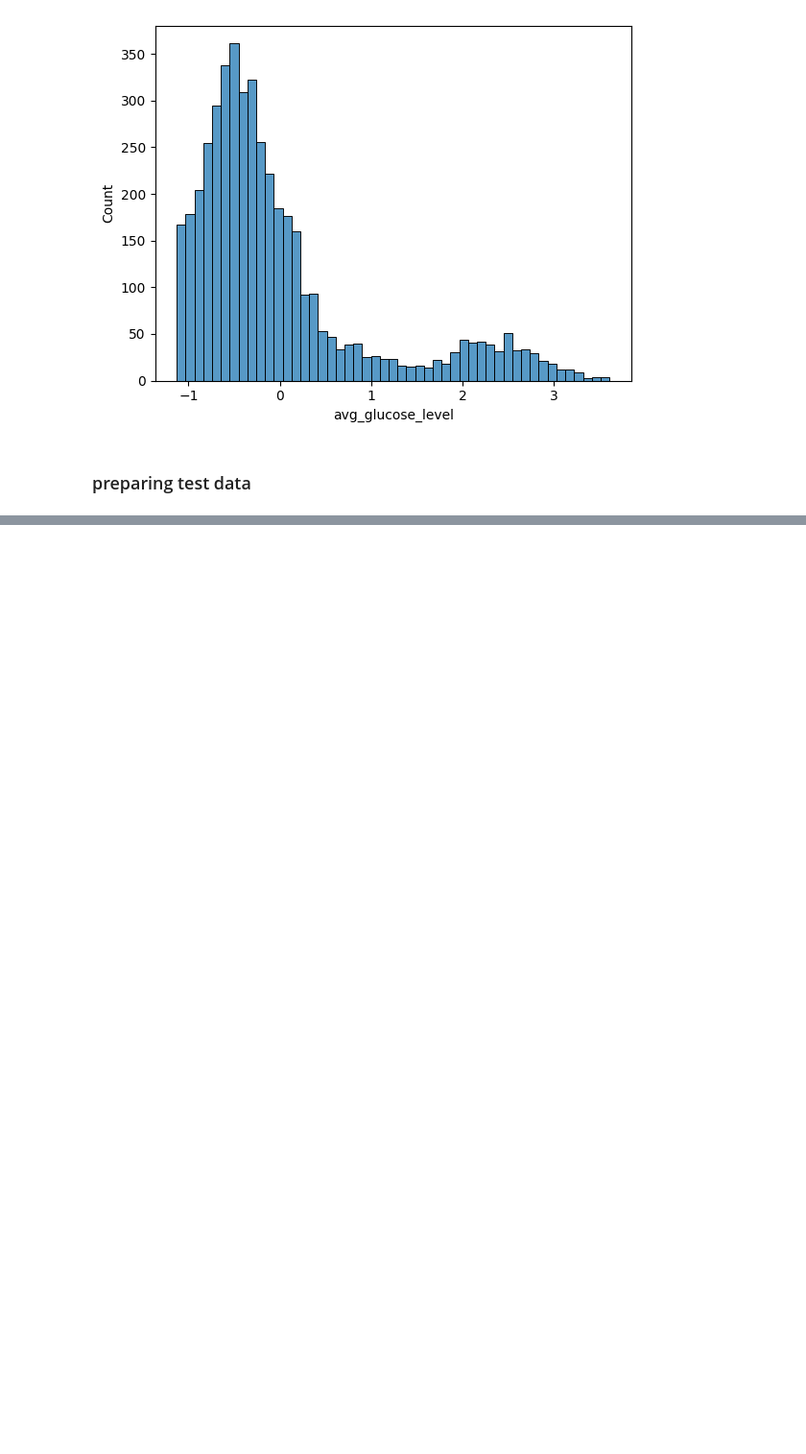
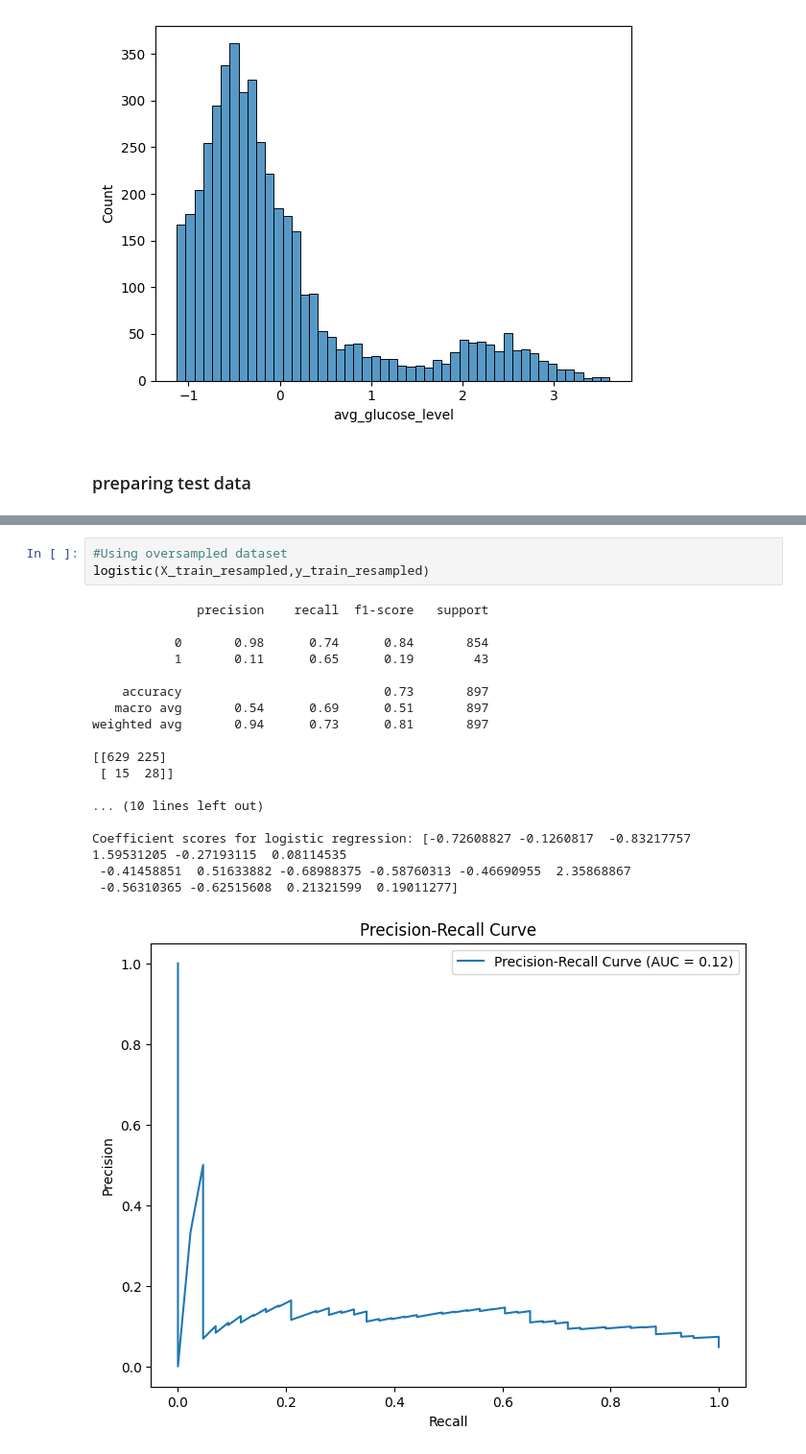
Before and after one commit to rahmanaminoor25/ML-project--stroke, a Jupyter notebook: Classification_project.ipynb, the cells around one changed output, grey strips where cells are left out. Shown at 96% size. Drawn from its saved outputs; the diff is of its cells as text; blank space fills up the shorter version.

```diff
--- a/Classification_project.ipynb
+++ b/Classification_project.ipynb
@@ -528,0 +595,22 @@ Undersampled class distribution: Counter({0: 223, 1: 223})
+# %%
+#Using oversampled dataset
+logistic(X_train_resampled,y_train_resampled)
+# %% [output]
+              precision    recall  f1-score   support
+
+           0       0.98      0.74      0.84       854
+           1       0.11      0.65      0.19        43
+
+    accuracy                           0.73       897
+   macro avg       0.54      0.69      0.51       897
+weighted avg       0.94      0.73      0.81       897
+
+[[629 225]
+ [ 15  28]]
+
+... (10 lines left out)
+
+Coefficient scores for logistic regression: [-0.72608827 -0.1260817  -0.83217757  1.59531205 -0.27193115  0.08114535
+ -0.41458851  0.51633882 -0.68988375 -0.58760313 -0.46690955  2.35868867
+ -0.56310365 -0.62515608  0.21321599  0.19011277]
+[figure, added]
```
Also changed, not shown: parts of 13 cells of this notebook.
